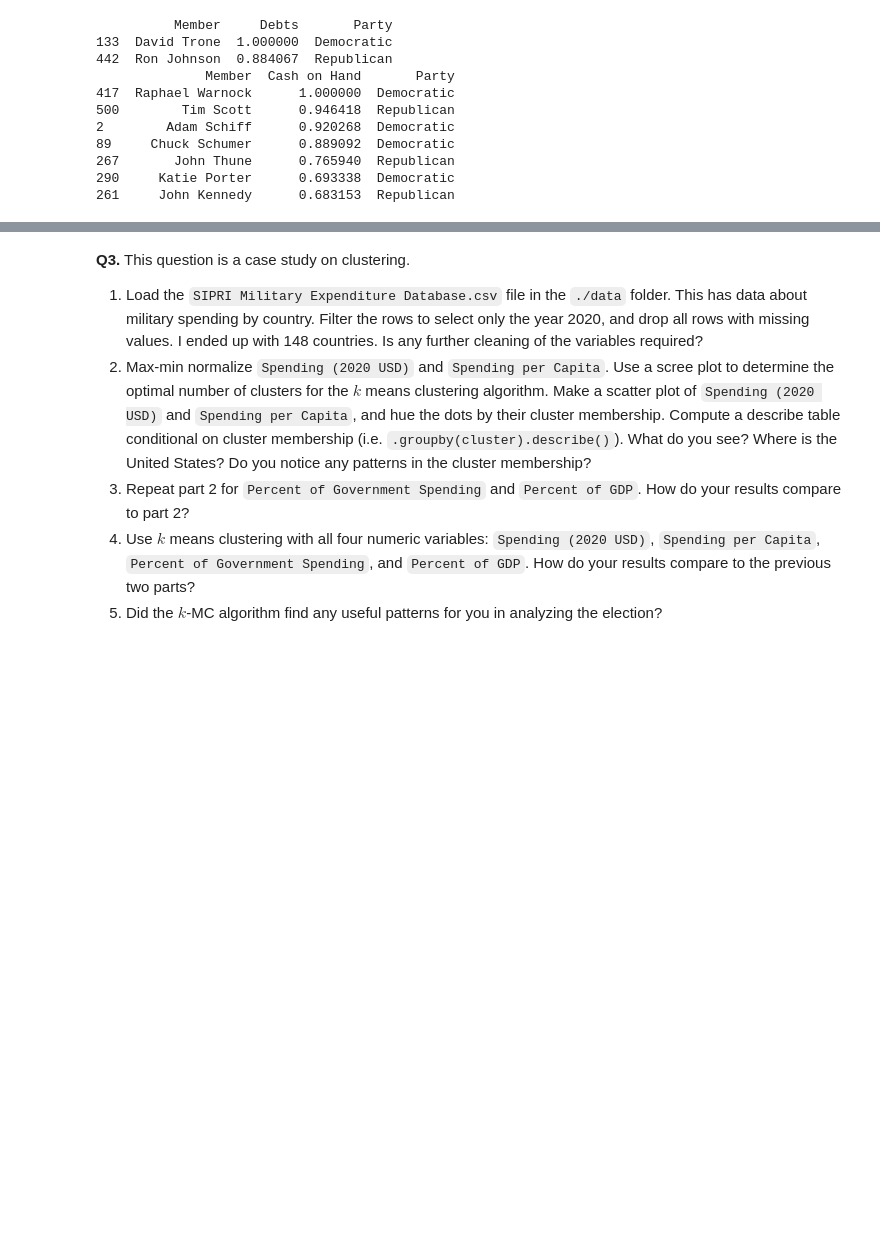
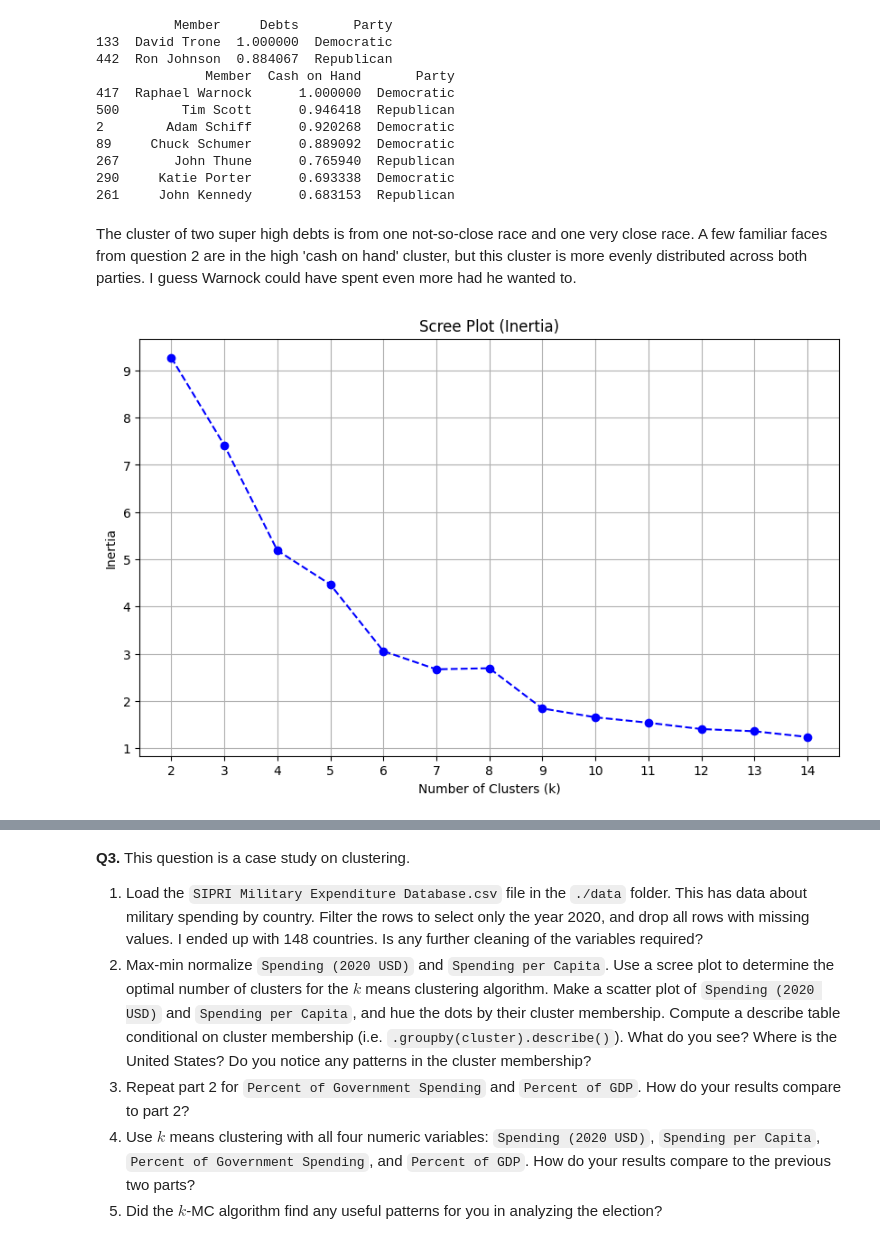
Before and after one commit to sutherlandn/clustering, a Jupyter notebook: assignment/assignment_clustering.ipynb, the cells around one changed output, grey strips where cells are left out. Saved outputs shown, nothing was run; the diff lists cells and outputs as text; code cells hidden in the pictures; blank space fills up the shorter version.

```diff
--- a/assignment/assignment_clustering.ipynb
+++ b/assignment/assignment_clustering.ipynb
@@ -164,21 +171,18 @@ df.head()
 import matplotlib.pyplot as plt
 from sklearn.preprocessing import MinMaxScaler
 from sklearn.cluster import KMeans
-from sklearn.metrics import silhouette_score
 
 # minmax scaling for 'Raised' and 'Spent'
 scaler = MinMaxScaler()
 df[['Raised', 'Spent']] = scaler.fit_transform(df[['Raised', 'Spent']])
 
 inertia = []
-silhouette_scores = []
 
 # try k's from 2 to 14
 for k in range(2, 15):
     kmeans = KMeans(n_clusters=k, random_state=42)
     kmeans.fit(df[['Raised', 'Spent']])
     inertia.append(kmeans.inertia_)
-    silhouette_scores.append(silhouette_score(df[['Raised', 'Spent']], kmeans.labels_))
 
 # scree plot (inertia)
 plt.figure(figsize=(10, 6))
@@ -233,14 +237,12 @@ scaler = MinMaxScaler()
 df[['Cash on Hand', 'Debts']] = scaler.fit_transform(df[['Cash on Hand', 'Debts']])
 
 inertia = []
-silhouette_scores = []
 
 # try k's from 2 to 14
 for k in range(2, 15):
     kmeans = KMeans(n_clusters=k, random_state=42)
     kmeans.fit(df[['Cash on Hand', 'Debts']])
     inertia.append(kmeans.inertia_)
-    silhouette_scores.append(silhouette_score(df[['Cash on Hand', 'Debts']], kmeans.labels_))
 
 # scree plot (inertia)
 plt.figure(figsize=(10, 6))
@@ -288,3 +290,28 @@ print(top_7_cash[['Member', 'Cash on Hand','Party']])
 267       John Thune      0.765940  Republican
 290     Katie Porter      0.693338  Democratic
 261     John Kennedy      0.683153  Republican
+# %% [markdown]
+The cluster of two super high debts is from one not-so-close race and one very close race. A few familiar faces from question 2 are in the high 'cash on hand' cluster, but this cluster is more evenly distributed across both parties. I guess Warnock could have spent even more had he wanted to.
+# %%
+#4
+df[['Raised', 'Spent', 'Cash on Hand', 'Debts']] = scaler.fit_transform(df[['Raised', 'Spent', 'Cash on Hand', 'Debts']])
+
+inertia = []
+
+# try k's from 2 to 14
+for k in range(2, 15):
+    kmeans = KMeans(n_clusters=k, random_state=42)
+    kmeans.fit(df[['Raised', 'Spent', 'Cash on Hand', 'Debts']])
+    inertia.append(kmeans.inertia_)
+
+# scree plot
+plt.figure(figsize=(10, 6))
+plt.plot(range(2, 15), inertia, marker='o', linestyle='--', color='b', label='Inertia')
+plt.title('Scree Plot (Inertia)')
+plt.xlabel('Number of Clusters (k)')
+plt.ylabel('Inertia')
+plt.xticks(range(2, 15))  # Updated xticks to match the range
+plt.grid(True)
+plt.show()
+# %% [output]
+[figure, added]
```
Also changed, not shown: parts of 6 cells of this notebook.
